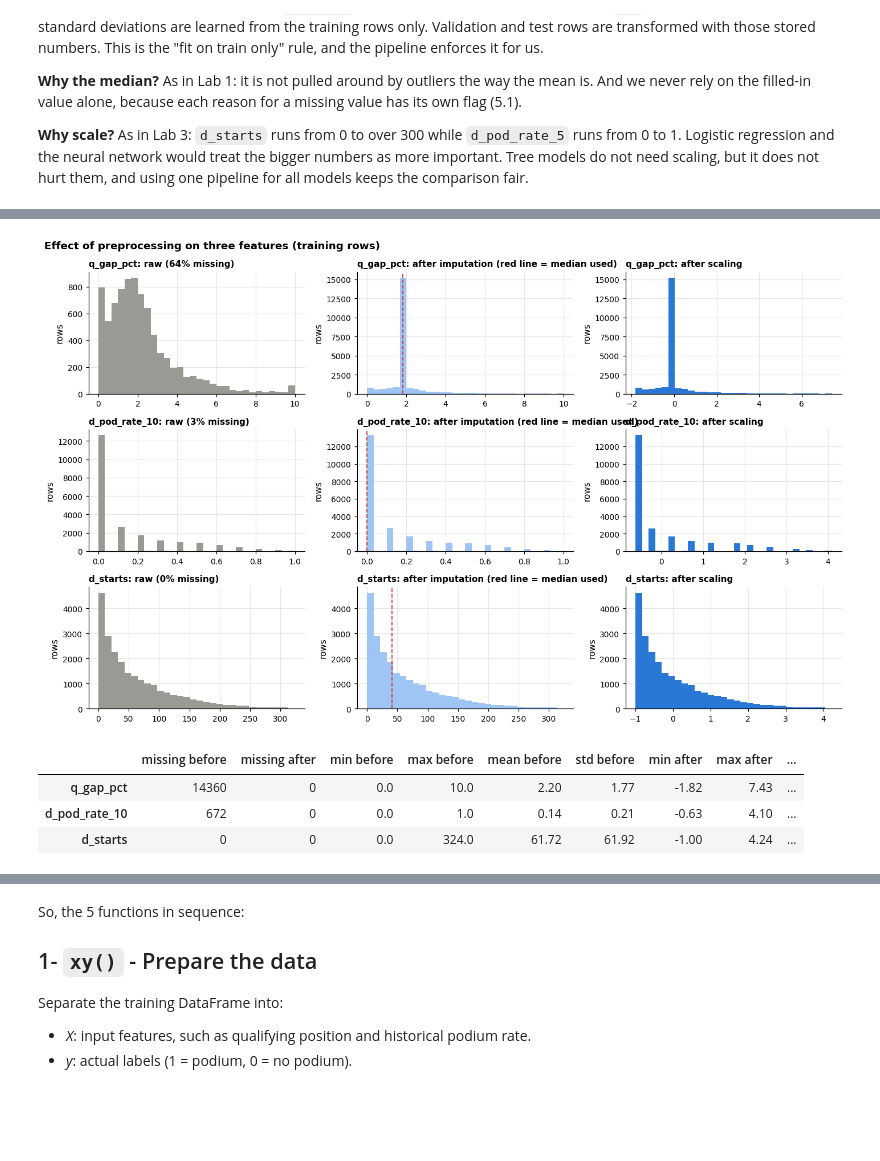
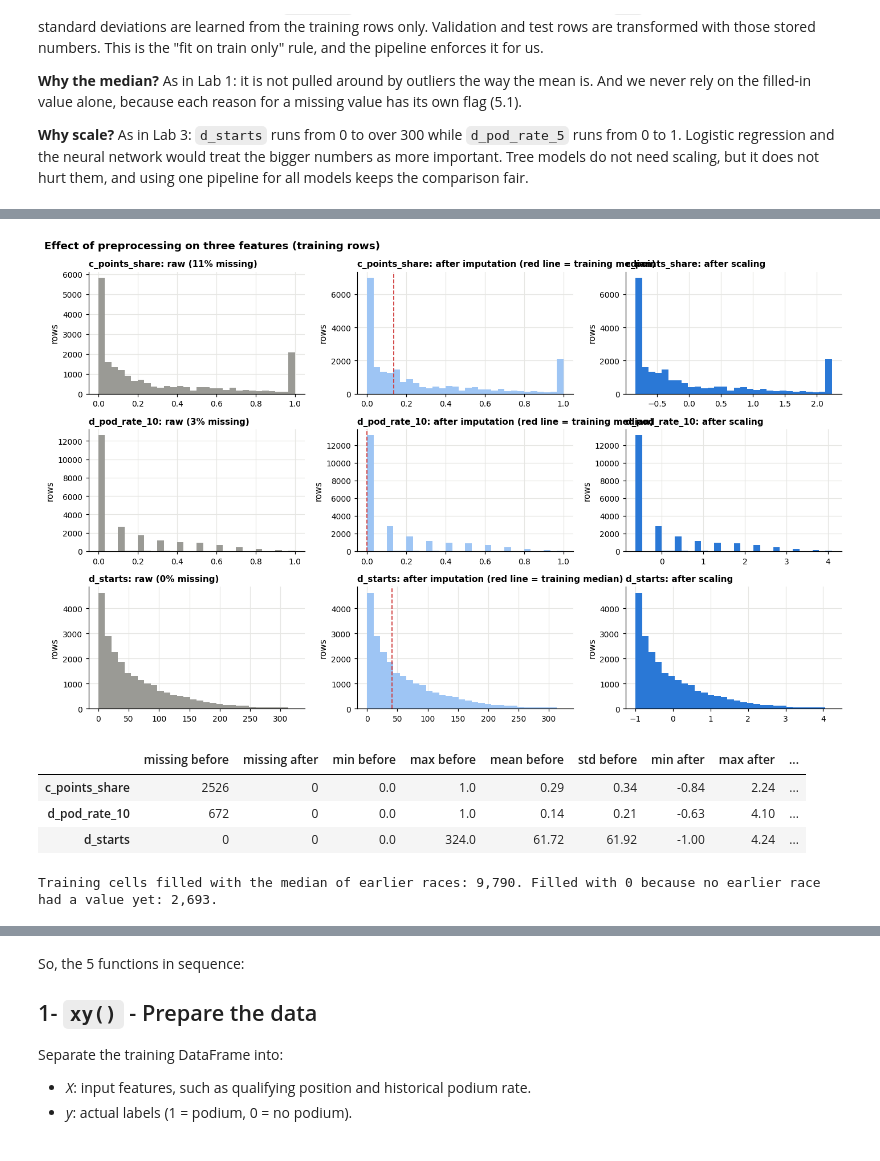
Before and after one commit to adhamshaheen/f1-podium-prediction, a Jupyter notebook: notebooke15c4f85e0.ipynb, the cells around one changed output, grey strips where cells are left out. Drawn from its saved outputs; the diff is of its cells as text; code cells hidden in the pictures; blank space fills up the shorter version.

```diff
--- a/notebooke15c4f85e0.ipynb
+++ b/notebooke15c4f85e0.ipynb
@@ -1171,8 +1171,8 @@ base = safe_join(base, clean['circuits'][['circuitId', 'name', 'country']].renam
 base = safe_join(base, clean['drivers'][['driverId', 'driverRef', 'forename', 'surname', 'dob', 'nationality']], 'driverId')
 base = safe_join(base, clean['constructors'][['constructorId', 'name']].rename(columns={'name': 'team'}), 'constructorId')
 base = safe_join(base, clean['status'], 'statusId')
-# qualifying: joined on the pair (raceId, driverId). Rows without a qualifying record get NaN
-quali = clean['qualifying'][['raceId', 'driverId', 'position', 'q1_s', 'q2_s', 'q3_s']].rename(columns={'position': 'q_pos'})
+# qualifying position: joined on the pair (raceId, driverId), used by Question 1 only (not a model input, see 5.1)
+quali = clean['qualifying'][['raceId', 'driverId', 'position']].rename(columns={'position': 'q_pos'})
 base = safe_join(base, quali, ['raceId', 'driverId'], validate='one_to_one')
 # Sprint points count for the championship. We only need them to keep the standings of LATER weekends correct (5.3).
 sprint_points = clean['sprint_results'].groupby(['raceId', 'driverId'], as_index=False)['points'].sum().rename(columns={'points': 'sprint_points'})
@@ -1956,0 +2103,25 @@ Features built in 3.9 s. Modelling table: 24,704 rows, 29 features in 6 groups.
+# %%
+# Which rows got their standings from the official previous-round row, and which got 0?
+prev_round = clean['driver_standings'].merge(clean['races'][['raceId', 'year', 'round']], on='raceId')[['year', 'round', 'driverId']]
+prev_round['round'] = prev_round['round'] + 1                                  # "after round r" = "before round r+1"
+found = model_table.merge(prev_round.assign(found=1), on=['year', 'round', 'driverId'], how='left')['found'].notna().to_numpy()
+source = np.select([model_table['round'] == 1, found], ['round 1: everybody starts at 0', 'official row from the previous round'],
+                   default='no row in the previous round: set to 0')
+counts = pd.Series(source).value_counts()
+
+# Check the 0 we filled in: those drivers really scored nothing earlier in the season (race and sprint points)
+own = base.sort_values('date').copy()
+own['weekend_points'] = own['points'] + own['sprint_points']
+own['points_so_far'] = own.groupby(['year', 'driverId'])['weekend_points'].transform(lambda s: s.cumsum().shift(1)).fillna(0)
+filled = model_table.loc[source == 'no row in the previous round: set to 0', ['raceId', 'driverId']].merge(
+    own[['raceId', 'driverId', 'points_so_far']], on=['raceId', 'driverId'])
+assert (filled['points_so_far'] == 0).all(), 'a driver with earlier points has no standings row'
+
+fig, ax = plt.subplots(figsize=(8, 2.4))
+bars = ax.barh(counts.index[::-1], counts.values[::-1], color=[BLUE if s.startswith('official') else GREY for s in counts.index[::-1]])
+ax.bar_label(bars, labels=[f'{v:,}' for v in counts.values[::-1]], padding=3, fontsize=8)
+ax.set_xlim(right=counts.max() * 1.15); ax.set_xlabel('rows in the modelling table'); ax.grid(axis='y', visible=False)
+ax.set_title('Where the pre-race standings of each row come from')
+finish(fig, '18_standings_check')
+print(f'Rows set to 0 because there is no previous-round row: {len(filled):,}. All of them had 0 points earlier in the season, so 0 is correct.')
+print(f'Rows before 1958 (no constructors\' championship, team points 0): {(model_table["year"] < 1958).sum():,}')
@@ -2045,38 +2374,41 @@ finish(fig, '24_feature_missingness')
 # %%
 # --- Effect of the two steps on the data (checklist: "effect of the step on distribution / range / values") ---
-prep = Pipeline([('impute', SimpleImputer(strategy='median')), ('scale', StandardScaler())]).fit(train_all[FEATURES])
+prep = Pipeline([('impute', PastMedianImputer()), ('scale', StandardScaler())]).fit(train_all[FEATURES])
 after_impute = pd.DataFrame(prep.named_steps['impute'].transform(train_all[FEATURES]), columns=FEATURES)
 after_scale = pd.DataFrame(prep.transform(train_all[FEATURES]), columns=FEATURES)
 
-# Three features with very different shapes: mostly missing, a rate between 0 and 1, and a large count
-examples = ['q_gap_pct', 'd_pod_rate_10', 'd_starts']
+# Three features with very different shapes: the one with the most gaps, a rate between 0 and 1, and a large count
+examples = ['c_points_share', 'd_pod_rate_10', 'd_starts']
 fig, axes = plt.subplots(3, 3, figsize=(13, 8))
 for i, f in enumerate(examples):
     axes[i, 0].hist(train_all[f].dropna(), bins=30, color=GREY)
     axes[i, 0].set_title(f'{f}: raw ({train_all[f].isna().mean():.0%} missing)', fontsize=10)
     axes[i, 1].hist(after_impute[f], bins=30, color=LIGHT_BLUE)
     axes[i, 1].axvline(prep.named_steps['impute'].statistics_[FEATURES.index(f)], color=RED, ls='--', lw=1.2)
-    axes[i, 1].set_title(f'{f}: after imputation (red line = median used)', fontsize=10)
+    axes[i, 1].set_title(f'{f}: after imputation (red line = training median)', fontsize=10)
     axes[i, 2].hist(after_scale[f], bins=30, color=BLUE)
     axes[i, 2].set_title(f'{f}: after scaling', fontsize=10)
     for ax in axes[i]:
         ax.set_ylabel('rows')
 fig.suptitle('Effect of preprocessing on three features (training rows)', x=0.01, ha='left', weight='bold')
 finish(fig, '25_preprocessing_effect')
 
 effect = pd.DataFrame({
     'missing before': train_all[examples].isna().sum(), 'missing after': after_impute[examples].isna().sum(),
     'min before': train_all[examples].min(), 'max before': train_all[examples].max(),
     'mean before': train_all[examples].mean(), 'std before': train_all[examples].std(),
     'min after': after_scale[examples].min(), 'max after': after_scale[examples].max(),
     'mean after': after_scale[examples].mean(), 'std after': after_scale[examples].std(),
 }).round(2)
 display(effect)
+print(f'Training cells filled with the median of earlier races: {int(train_all[FEATURES].isna().sum().sum()) - prep.named_steps["impute"].no_earlier_value_:,}. '
+      f'Filled with 0 because no earlier race had a value yet: {prep.named_steps["impute"].no_earlier_value_:,}.')
 # %% [output]
-[figure, old version]
+[figure, new version]
 |  | missing before | missing after | min before | max before | mean before | std before | min after | max after | ... |
-| q_gap_pct | 14360 | 0 | 0.0 | 10.0 | 2.20 | 1.77 | -1.82 | 7.43 | ... |
+| c_points_share | 2526 | 0 | 0.0 | 1.0 | 0.29 | 0.34 | -0.84 | 2.24 | ... |
 | d_pod_rate_10 | 672 | 0 | 0.0 | 1.0 | 0.14 | 0.21 | -0.63 | 4.10 | ... |
 | d_starts | 0 | 0 | 0.0 | 324.0 | 61.72 | 61.92 | -1.00 | 4.24 | ... |
+Training cells filled with the median of earlier races: 9,790. Filled with 0 because no earlier race had a value yet: 2,693.
 # %% [markdown]
 **What we see**
```
Also changed, not shown: parts of 34 cells of this notebook.
